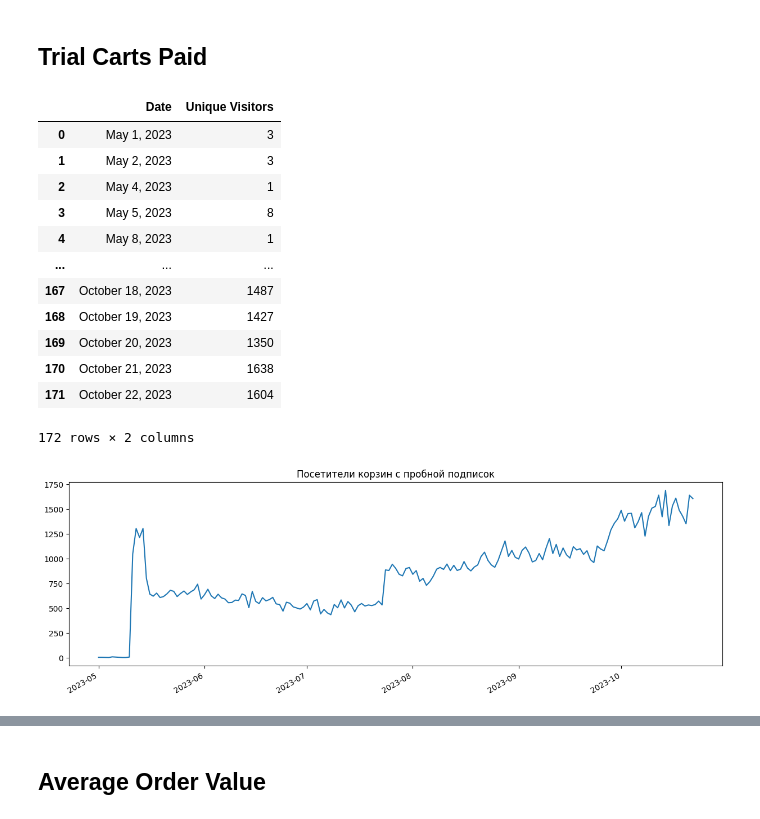
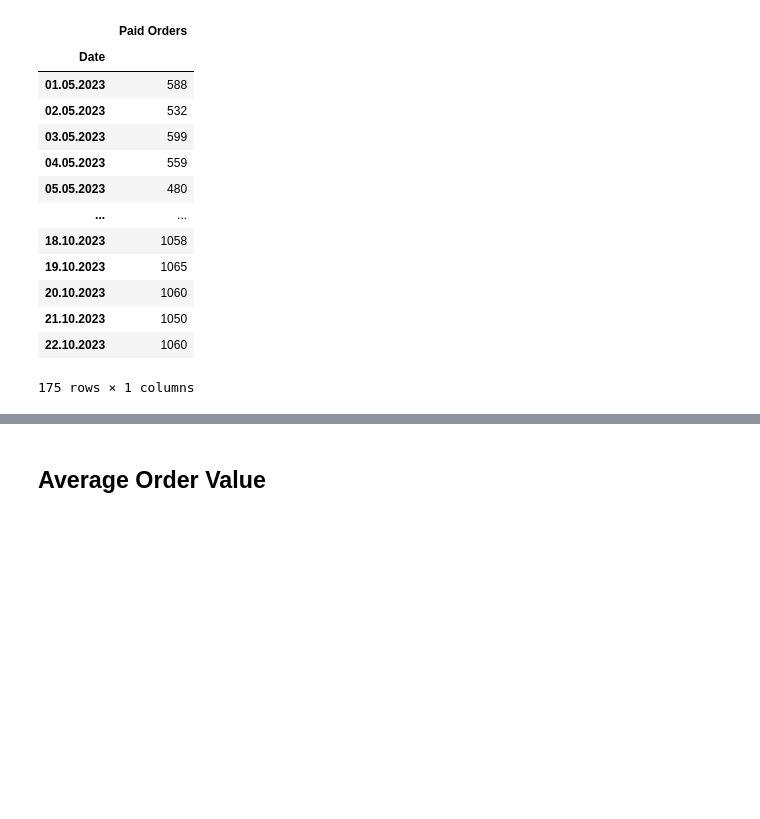
Before and after one commit to kosarenok/ts_outlier_detection, a Jupyter notebook: prelim_analysis.ipynb, the cells around one changed output, grey strips where cells are left out. Cells and saved outputs as stored; diff of their text form; code cells hidden in the pictures; blank space fills up the shorter version.

```diff
--- a/prelim_analysis.ipynb
+++ b/prelim_analysis.ipynb
@@ -109,23 +0,0 @@ make_plot(carts_paid['Date'], carts_paid['Unique Visitors'], "Посетител
-# %% [markdown]
-## Trial Carts Paid
-# %%
-carts_trial = pd.read_csv('Data/Edu_TS_3_Carts_Trial.csv', index_col=0)
-carts_trial
-# %% [output]
-|  | Date | Unique Visitors |
-| 0 | May 1, 2023 | 3 |
-| 1 | May 2, 2023 | 3 |
-| 2 | May 4, 2023 | 1 |
-| 3 | May 5, 2023 | 8 |
-| 4 | May 8, 2023 | 1 |
-| ... | ... | ... |
-| 167 | October 18, 2023 | 1487 |
-| 168 | October 19, 2023 | 1427 |
-| 169 | October 20, 2023 | 1350 |
-| 170 | October 21, 2023 | 1638 |
-| 171 | October 22, 2023 | 1604 |
-172 rows × 2 columns
-# %%
-make_plot(carts_trial['Date'], carts_trial['Unique Visitors'], "Посетители корзин с пробной подписок")
-# %% [output]
-[figure, removed]
@@ -131,0 +13,17 @@ make_plot(carts_trial['Date'], carts_trial['Unique Visitors'], "Посетите
+# %%
+pd.DataFrame(data['Paid Orders'])
+# %% [output]
+|  | Paid Orders |
+| Date |  |
+| 01.05.2023 | 588 |
+| 02.05.2023 | 532 |
+| 03.05.2023 | 599 |
+| 04.05.2023 | 559 |
+| 05.05.2023 | 480 |
+| ... | ... |
+| 18.10.2023 | 1058 |
+| 19.10.2023 | 1065 |
+| 20.10.2023 | 1060 |
+| 21.10.2023 | 1050 |
+| 22.10.2023 | 1060 |
+175 rows × 1 columns
```
Also changed, not shown: parts of 28 cells of this notebook, 4 other files.
